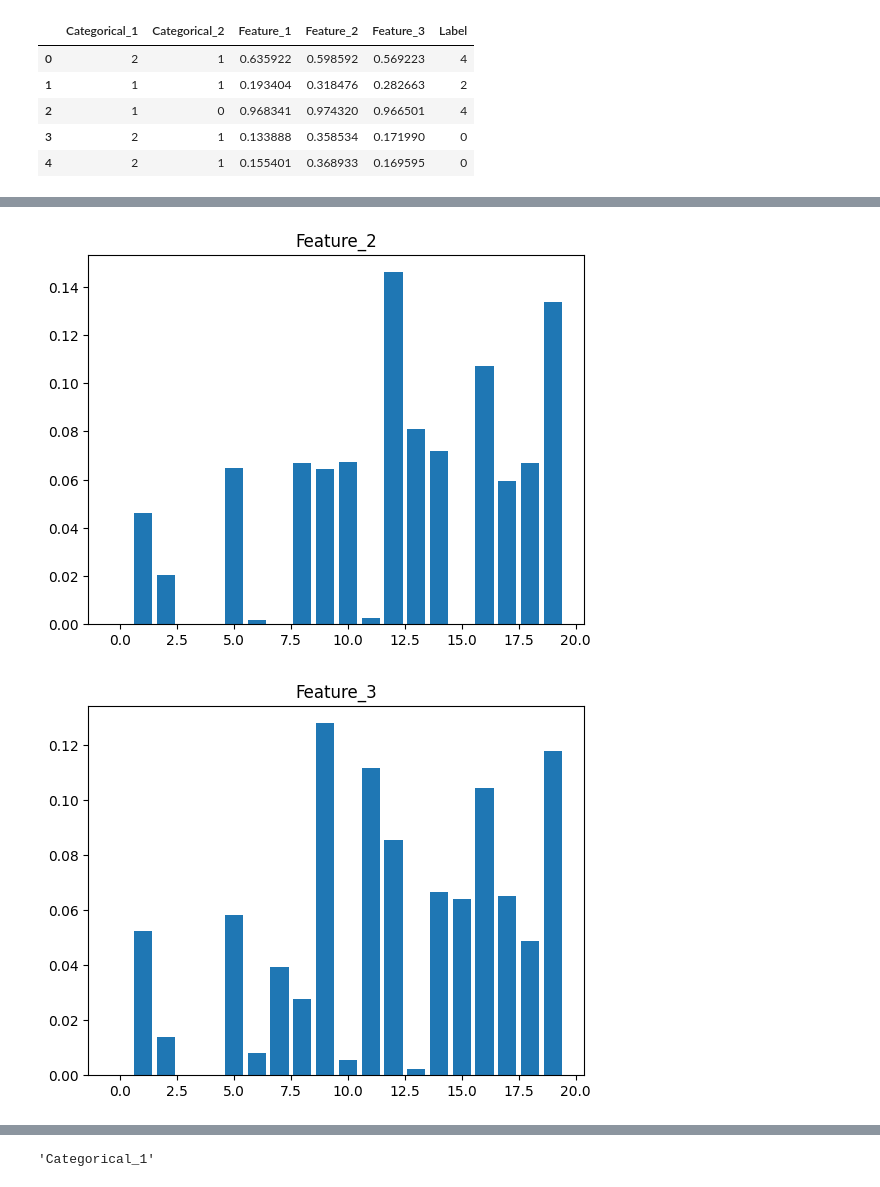
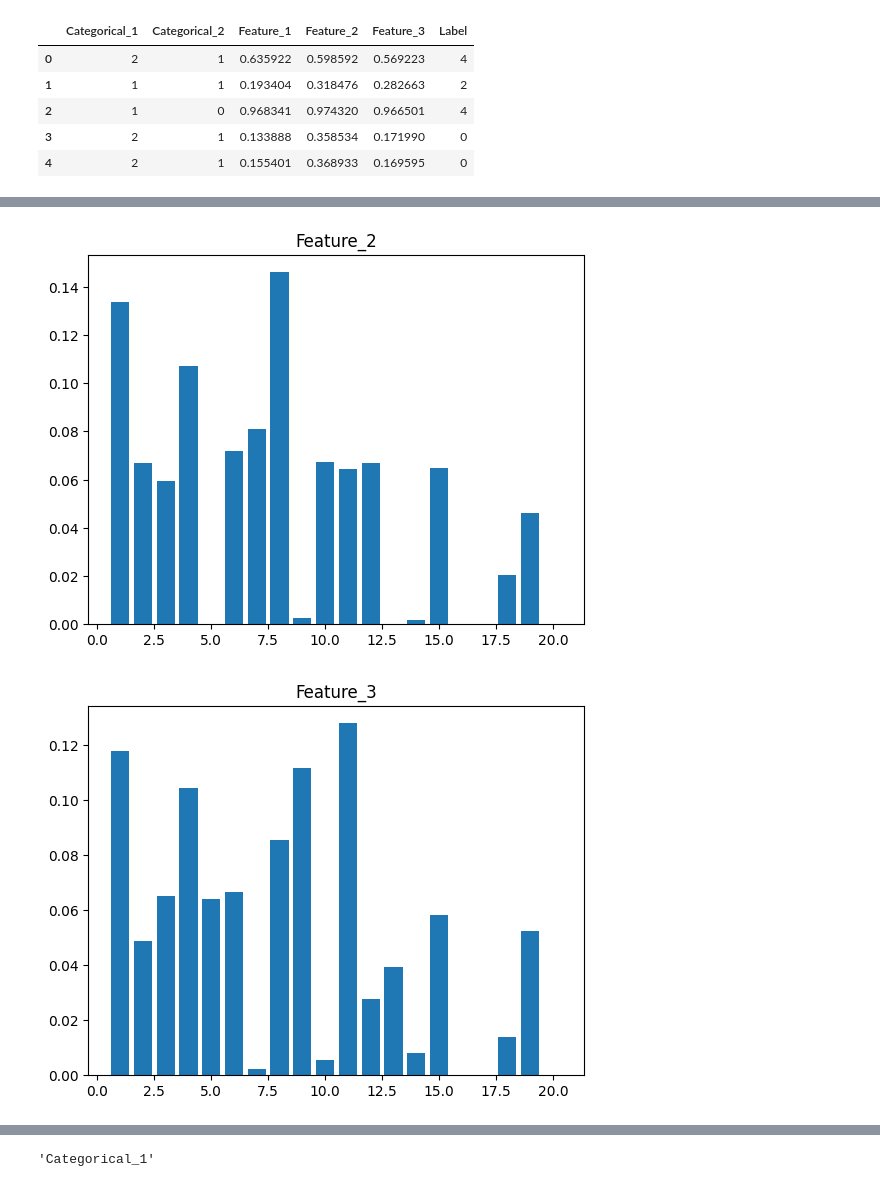
Before and after one commit to rajvee18/machine_learning_1, a Jupyter notebook: assignment1.ipynb, the cells around one changed output, grey strips where cells are left out. Drawn from its saved outputs; the diff is of its cells as text; code cells hidden in the pictures.

```diff
--- a/assignment1.ipynb
+++ b/assignment1.ipynb
@@ -38,7 +38,7 @@ data.head()
 | 4 | 2 | 1 | 0.155401 | 0.368933 | 0.169595 | 0 |
 # %%
 def bins_counts(feature):
-    bins=np.linspace(data[feature].max(),data[feature].min(),20)
+    bins=np.linspace(data[feature].min(),data[feature].max(),20)
     bins,counts = np.unique(np.digitize(data[feature],bins),return_counts=True)
     return bins,counts/np.sum(counts)
 
@@ -55,2 +55,2 @@ for feature in data.columns:
-[figure, old version]
+[figure, new version]
-[figure, old version]
+[figure, new version]
```
Also changed, not shown: parts of 7 cells of this notebook.
